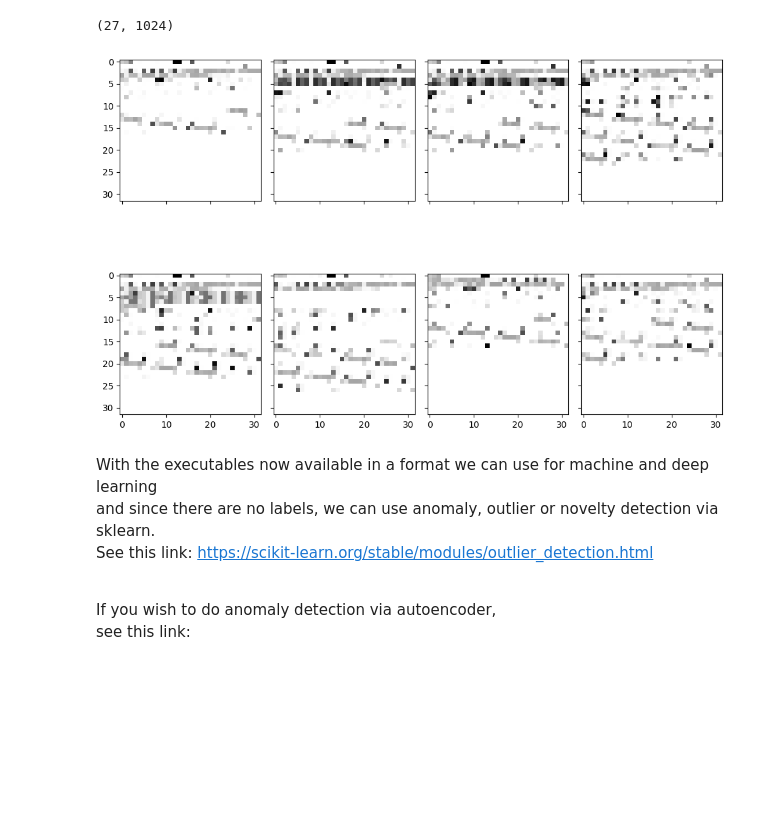
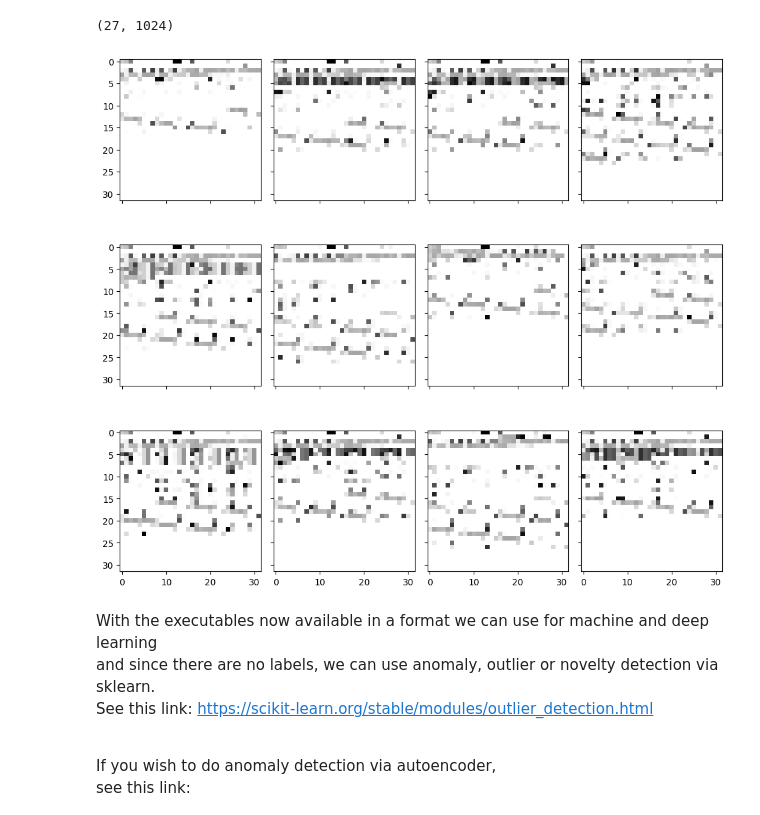
Before and after one commit to SecurityNik/Data-Science-and-ML, a Jupyter notebook: Beginning Machine and Deep Learning with Zeek logs/25 - Beginning - Reading Executables and Building a Neural Network to make predictions on suspicious vs non-suspicious - version 2.ipynb, the cells around one changed output. Cells and saved outputs as stored; diff of their text form; code cells hidden in the pictures; blank space fills up the shorter version.

```diff
--- a/Beginning Machine and Deep Learning with Zeek logs/25 - Beginning - Reading Executables and Building a Neural Network to make predictions on suspicious vs non-suspicious - version 2.ipynb
+++ b/Beginning Machine and Deep Learning with Zeek logs/25 - Beginning - Reading Executables and Building a Neural Network to make predictions on suspicious vs non-suspicious - version 2.ipynb
@@ -240,15 +240,15 @@ from matplotlib import pyplot as plt
 # plt.axis('off')
 # plt.show()
 # %%
-# Plot 8 eight images
-fig, axes = plt.subplots(nrows=2, ncols=4, figsize=(10,10), sharex=True, sharey=True)
+# Plot 12 images of the executables
+fig, axes = plt.subplots(nrows=3, ncols=4, figsize=(10,10), sharex=True, sharey=True)
 for index, ax in enumerate(axes.flat):
     ax.imshow(np.array(X[index], ndmin=2).reshape(32,32), cmap='Greys')
     #plt.axis('off')
     plt.tight_layout()
 plt.show()
 # %% [output]
-[figure, old version]
+[figure, new version]
 # %% [markdown]
 With the executables now available in a format we can use for machine and deep learning <br>
 and since there are no labels, we can use anomaly, outlier or novelty detection via sklearn. <br>
```
Also changed, not shown: parts of 26 cells of this notebook.
